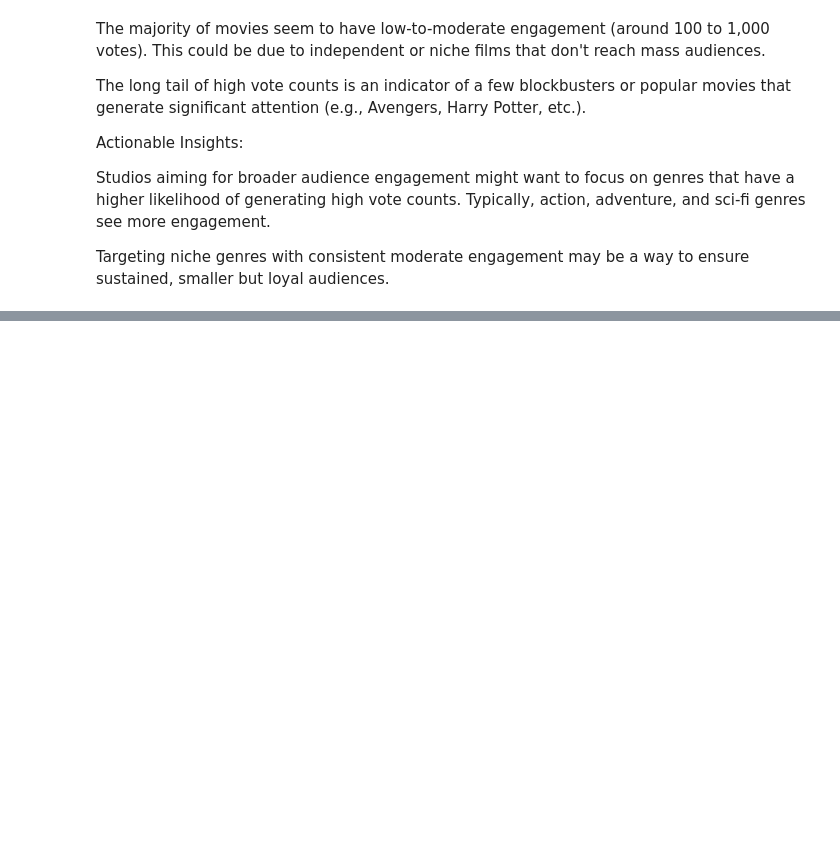
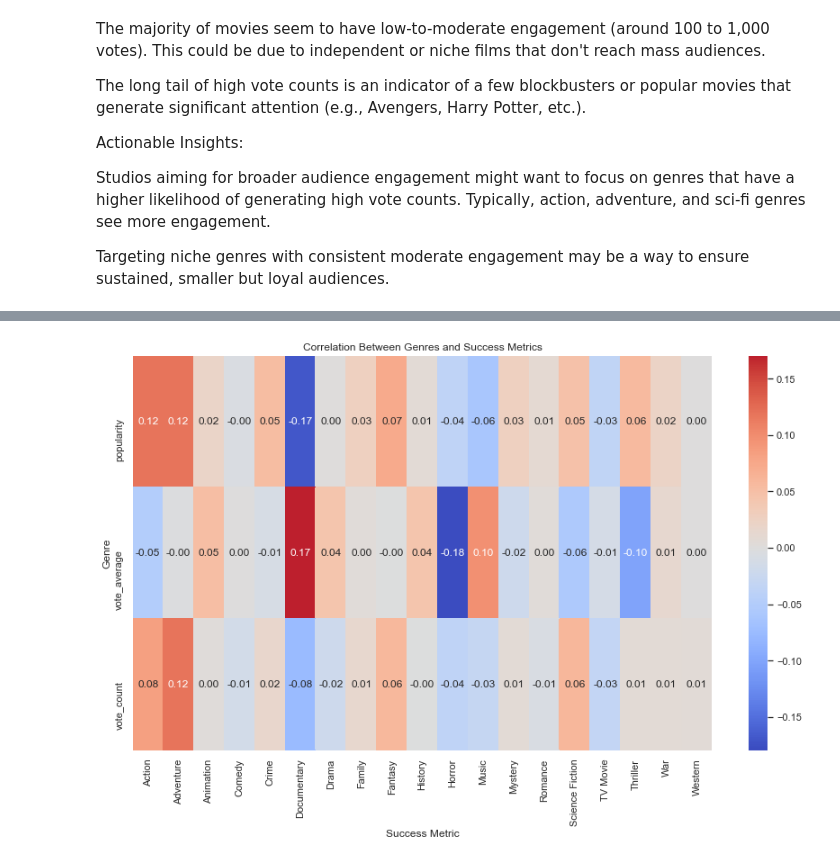
Before and after one commit to Hafsa-mohamed-Ad3n/Box-Office-Blueprint-Data-Driven-Insights-for-Microsoft-s-Movie-Studio-Launch, a Jupyter notebook: tmdb movies.ipynb, the cells around one changed output, grey strips where cells are left out. Cells and saved outputs as stored; diff of their text form; code cells hidden in the pictures; blank space fills up the shorter version.

```diff
--- a/tmdb movies.ipynb
+++ b/tmdb movies.ipynb
@@ -301 +301,21 @@ print(top_pairs[['genre_pairs', 'vote_average', 'popularity', 'success_metric',
 Some genre pairs like Action & Thriller have decent popularity but relatively lower vote_average.
+# %%
+#Calculating correlation using popularity,vote_average and vote_count.
+
+# Explode genres so each row has one genre per movie
+df_exploded = df.explode('genres')
+
+# One-hot encode genres
+genre_dummies = pd.get_dummies(df_exploded['genres'])
+
+# Combine encoded genres with popularity, vote_average, and vote_count
+combined = pd.concat([df_exploded[['popularity', 'vote_average', 'vote_count']], genre_dummies], axis=1)
+
+# Calculate correlation between each genre and success metrics
+correlation_matrix = combined.corr().loc[['popularity', 'vote_average', 'vote_count'], genre_dummies.columns]
+
+# Transpose to make it easier to read
+correlation_by_genre = correlation_matrix.T.sort_values(by='popularity', ascending=False)
+
+# Display top genres most positively correlated with each metric
+print(correlation_by_genre.head(10))
@@ -301,0 +338,11 @@ Some genre pairs like Action & Thriller have decent popularity but relatively lo
+# %%
+# Plot heatmap
+plt.figure(figsize=(12, 8))
+sns.heatmap(correlation_matrix, annot=True, cmap='coolwarm', center=0, fmt=".2f")
+plt.title('Correlation Between Genres and Success Metrics')
+plt.xlabel('Success Metric')
+plt.ylabel('Genre')
+plt.tight_layout()
+plt.show()
+# %% [output]
+[figure, added]
```
Also changed, not shown: parts of 6 cells of this notebook.
